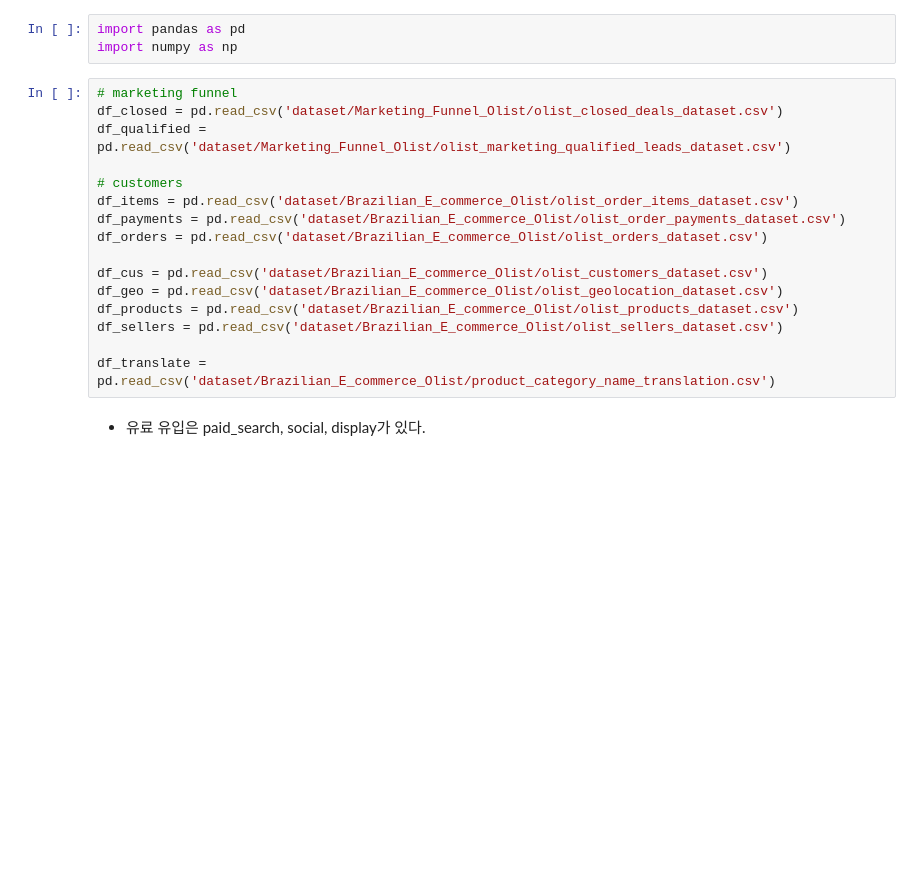
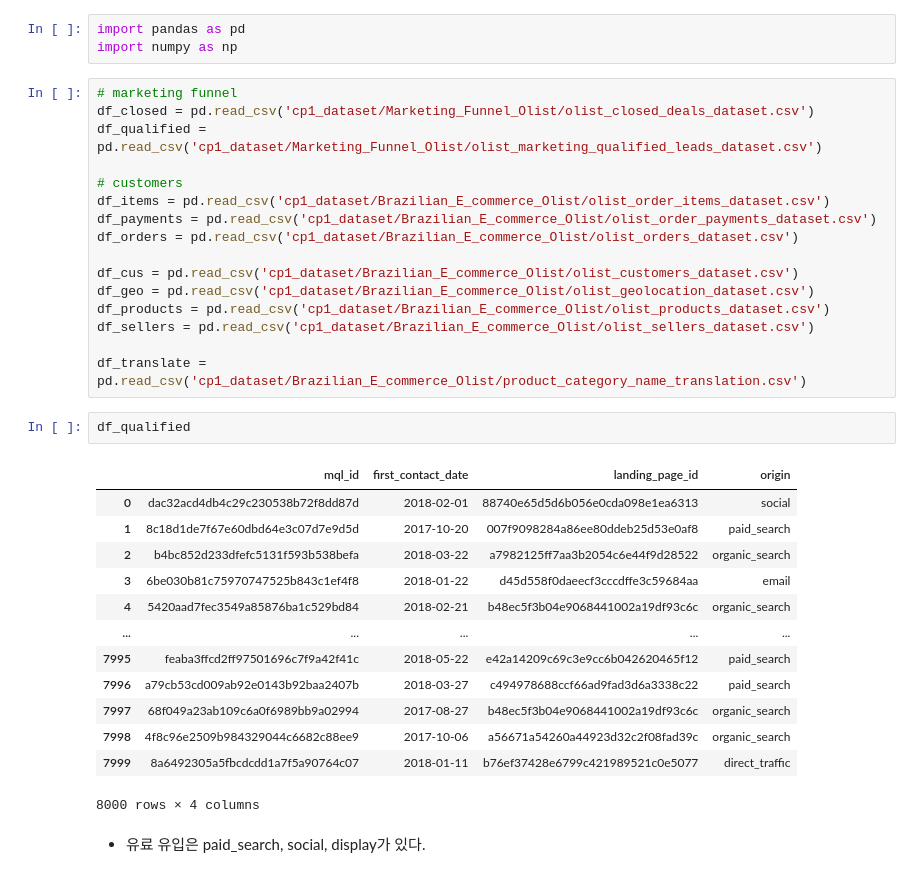
Before and after one commit to cyss93/CP1_team8, a Jupyter notebook: CP1_ver0.1.ipynb, the cells around one changed output. Drawn from its saved outputs; the diff is of its cells as text; blank space fills up the shorter version.

```diff
--- a/CP1_ver0.1.ipynb
+++ b/CP1_ver0.1.ipynb
@@ -3,19 +3,35 @@ import pandas as pd
 import numpy as np
 # %%
 # marketing funnel
-df_closed = pd.read_csv('dataset/Marketing_Funnel_Olist/olist_closed_deals_dataset.csv')
-df_qualified = pd.read_csv('dataset/Marketing_Funnel_Olist/olist_marketing_qualified_leads_dataset.csv')
+df_closed = pd.read_csv('cp1_dataset/Marketing_Funnel_Olist/olist_closed_deals_dataset.csv')
+df_qualified = pd.read_csv('cp1_dataset/Marketing_Funnel_Olist/olist_marketing_qualified_leads_dataset.csv')
 
 # customers
-df_items = pd.read_csv('dataset/Brazilian_E_commerce_Olist/olist_order_items_dataset.csv')
-df_payments = pd.read_csv('dataset/Brazilian_E_commerce_Olist/olist_order_payments_dataset.csv')
-df_orders = pd.read_csv('dataset/Brazilian_E_commerce_Olist/olist_orders_dataset.csv')
+df_items = pd.read_csv('cp1_dataset/Brazilian_E_commerce_Olist/olist_order_items_dataset.csv')
+df_payments = pd.read_csv('cp1_dataset/Brazilian_E_commerce_Olist/olist_order_payments_dataset.csv')
+df_orders = pd.read_csv('cp1_dataset/Brazilian_E_commerce_Olist/olist_orders_dataset.csv')
 
-df_cus = pd.read_csv('dataset/Brazilian_E_commerce_Olist/olist_customers_dataset.csv')
-df_geo = pd.read_csv('dataset/Brazilian_E_commerce_Olist/olist_geolocation_dataset.csv')
-df_products = pd.read_csv('dataset/Brazilian_E_commerce_Olist/olist_products_dataset.csv')
-df_sellers = pd.read_csv('dataset/Brazilian_E_commerce_Olist/olist_sellers_dataset.csv')
+df_cus = pd.read_csv('cp1_dataset/Brazilian_E_commerce_Olist/olist_customers_dataset.csv')
+df_geo = pd.read_csv('cp1_dataset/Brazilian_E_commerce_Olist/olist_geolocation_dataset.csv')
+df_products = pd.read_csv('cp1_dataset/Brazilian_E_commerce_Olist/olist_products_dataset.csv')
+df_sellers = pd.read_csv('cp1_dataset/Brazilian_E_commerce_Olist/olist_sellers_dataset.csv')
 
-df_translate = pd.read_csv('dataset/Brazilian_E_commerce_Olist/product_category_name_translation.csv')
+df_translate = pd.read_csv('cp1_dataset/Brazilian_E_commerce_Olist/product_category_name_translation.csv')
+# %%
+df_qualified
+# %% [output]
+|  | mql_id | first_contact_date | landing_page_id | origin |
+| 0 | dac32acd4db4c29c230538b72f8dd87d | 2018-02-01 | 88740e65d5d6b056e0cda098e1ea6313 | social |
+| 1 | 8c18d1de7f67e60dbd64e3c07d7e9d5d | 2017-10-20 | 007f9098284a86ee80ddeb25d53e0af8 | paid_search |
+| 2 | b4bc852d233dfefc5131f593b538befa | 2018-03-22 | a7982125ff7aa3b2054c6e44f9d28522 | organic_search |
+| 3 | 6be030b81c75970747525b843c1ef4f8 | 2018-01-22 | d45d558f0daeecf3cccdffe3c59684aa | email |
+| 4 | 5420aad7fec3549a85876ba1c529bd84 | 2018-02-21 | b48ec5f3b04e9068441002a19df93c6c | organic_search |
+| ... | ... | ... | ... | ... |
+| 7995 | feaba3ffcd2ff97501696c7f9a42f41c | 2018-05-22 | e42a14209c69c3e9cc6b042620465f12 | paid_search |
+| 7996 | a79cb53cd009ab92e0143b92baa2407b | 2018-03-27 | c494978688ccf66ad9fad3d6a3338c22 | paid_search |
+| 7997 | 68f049a23ab109c6a0f6989bb9a02994 | 2017-08-27 | b48ec5f3b04e9068441002a19df93c6c | organic_search |
+| 7998 | 4f8c96e2509b984329044c6682c88ee9 | 2017-10-06 | a56671a54260a44923d32c2f08fad39c | organic_search |
+| 7999 | 8a6492305a5fbcdcdd1a7f5a90764c07 | 2018-01-11 | b76ef37428e6799c421989521c0e5077 | direct_traffic |
+8000 rows × 4 columns
 # %% [markdown]
 - 유료 유입은 paid_search, social, display가 있다.
```
Also changed, not shown: parts of 20 cells of this notebook.
